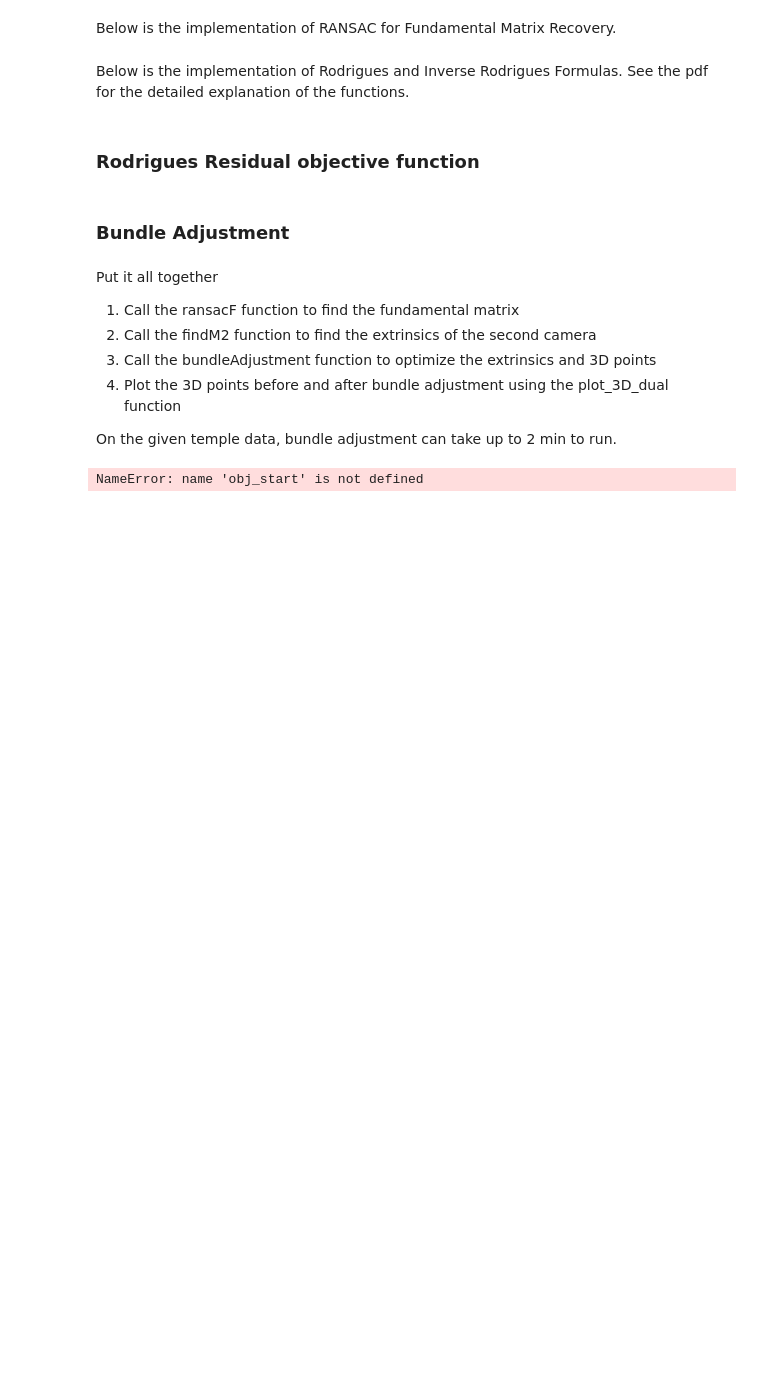
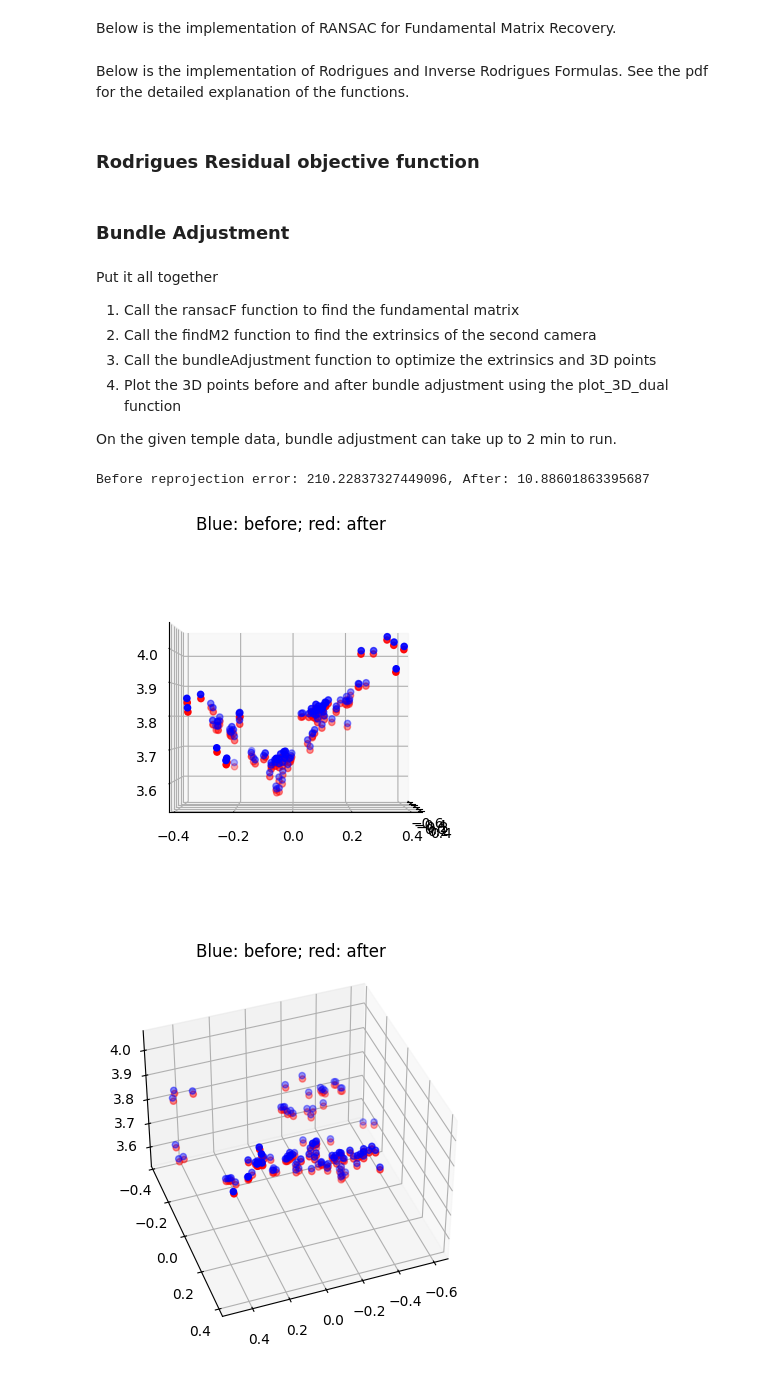
Before and after one commit to PAOK-2001/ComputerVision-16720, a Jupyter notebook: hw4/HW4_Reconstruction.ipynb, the cells around one changed output. Cells and saved outputs as stored; diff of their text form; code cells hidden in the pictures; blank space fills up the shorter version.

```diff
--- a/hw4/HW4_Reconstruction.ipynb
+++ b/hw4/HW4_Reconstruction.ipynb
@@ -973,23 +1010,35 @@ Call the ransacF function to find the fundamental matrix
 Call the findM2 function to find the extrinsics of the second camera
 Call the bundleAdjustment function to optimize the extrinsics and 3D points
 '''
+F, inliers = ransacF(pts1, pts2, M, nIters=1000, tol=10)
+pts1_inliers = pts1[inliers[:, 0]]
+pts2_inliers = pts2[inliers[:, 0]]
+M1 = np.array([
+    [1, 0, 0, 0],
+    [0, 1, 0, 0],
+    [0, 0, 1, 0]
+])
 
-# END YOUR CODE
+M2, C2, P0 = findM2(F, pts1_inliers, pts2_inliers, intrinsics)
+optimal_M2, optimal_P, obj_start, obj_end = bundleAdjustment(K1, M1, pts1_inliers, K2, M2, pts2_inliers, P0)
 print(f"Before reprojection error: {obj_start}, After: {obj_end}")
 # %% [output]
-NameError: name 'obj_start' is not defined
+Before reprojection error: 210.22837327449096, After: 10.88601863395687
 # %%
 # helper function for visualization
 def plot_3D_dual(P_before, P_after, azim=70, elev=45):
     fig = plt.figure()
     ax = fig.add_subplot(111, projection='3d')
     ax.set_title("Blue: before; red: after")
     ax.scatter(P_before[:,0], P_before[:,1], P_before[:,2], c = 'blue')
     ax.scatter(P_after[:,0], P_after[:,1], P_after[:,2], c='red')
     ax.view_init(azim=azim, elev=elev)
     plt.draw()
 
 # plots the 3d points before and after BA from different viewpoints
-plot_3D_dual(P_init, P_final, azim=0, elev=0)
-plot_3D_dual(P_init, P_final, azim=70, elev=40)
-plot_3D_dual(P_init, P_final, azim=40, elev=40)
+plot_3D_dual(P0, optimal_P, azim=0, elev=0)
+plot_3D_dual(P0, optimal_P, azim=70, elev=40)
+plot_3D_dual(P0, optimal_P, azim=40, elev=40)
+# %% [output]
+[figure, added]
+[figure, added]
```
Also changed, not shown: parts of 5 cells of this notebook.
